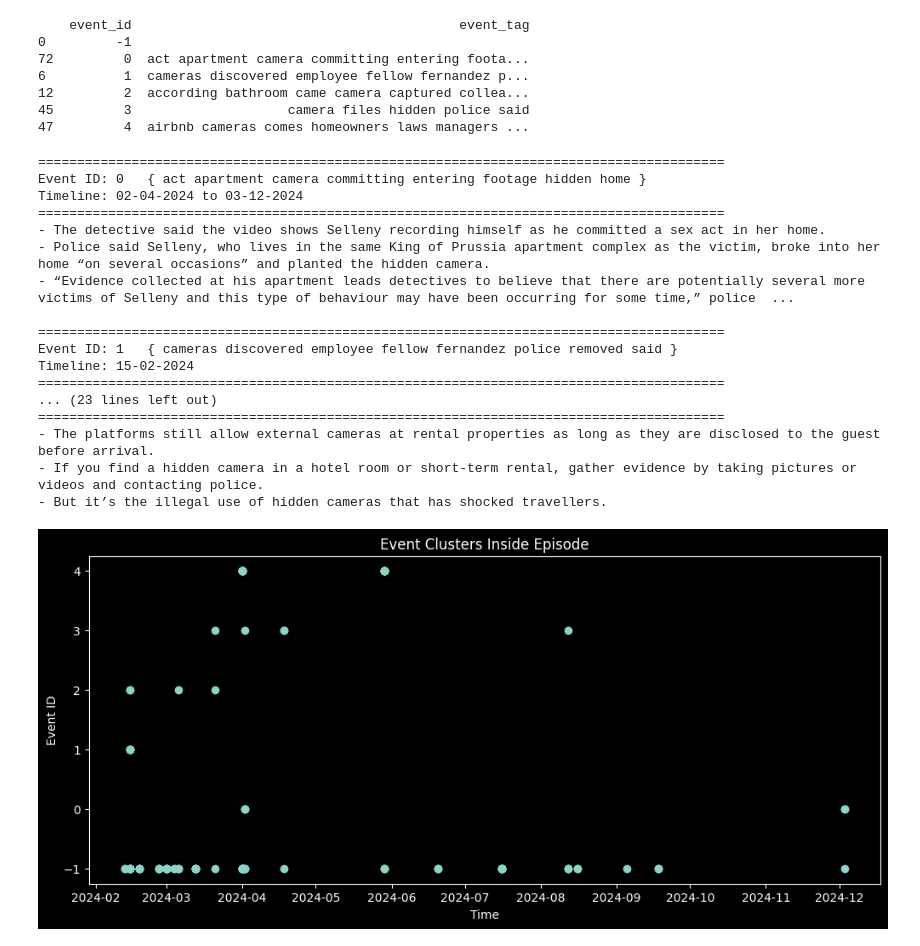
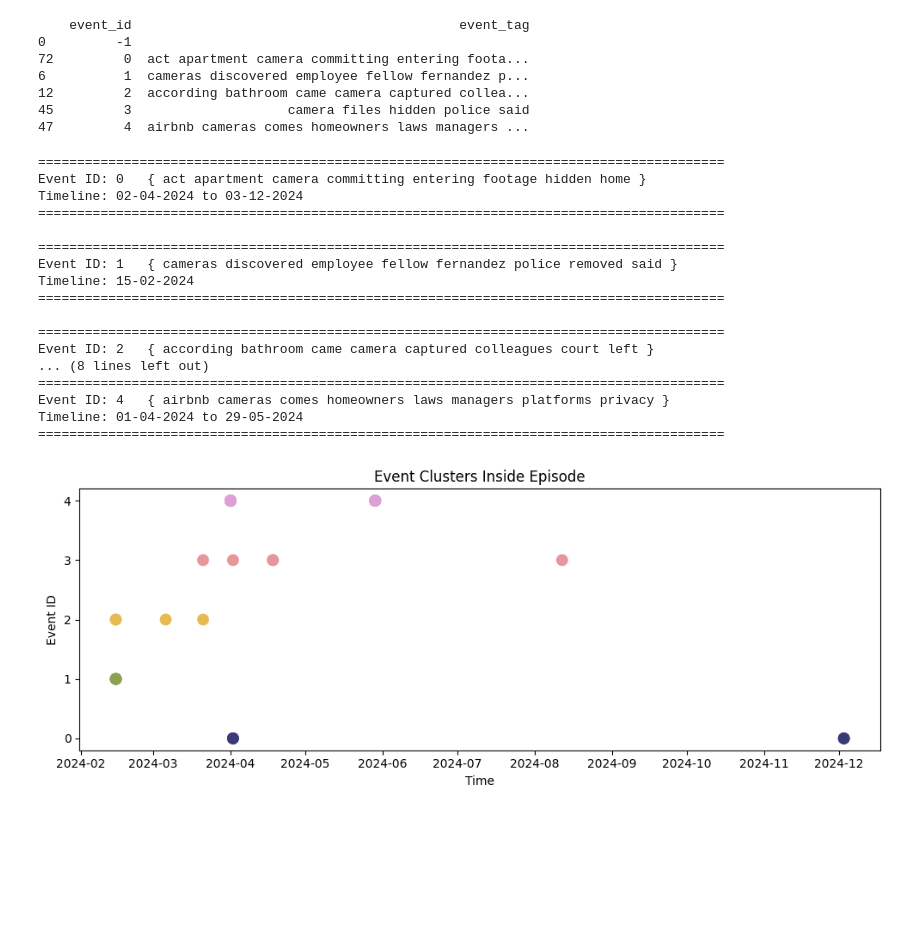
Before and after one commit to gaurav1-9/temporal-topical-sorting, a Jupyter notebook: finalYear/v4.5.2_episodeEventsUnbalanced.ipynb, the cells around one changed output. Drawn from its saved outputs; the diff is of its cells as text; code cells hidden in the pictures; blank space fills up the shorter version.

```diff
--- a/finalYear/v4.5.2_episodeEventsUnbalanced.ipynb
+++ b/finalYear/v4.5.2_episodeEventsUnbalanced.ipynb
@@ -92,19 +92,35 @@ pca = PCA(n_components=2)
 
 reduced_embeddings = pca.fit_transform(episode_embeddings)
 # %%
+plt.style.use('default')
 plt.figure(figsize=(10,6))
 
 scatter = plt.scatter(
     reduced_embeddings[:,0],
     reduced_embeddings[:,1],
     c=episode_df["event_id"],
+    cmap="tab10",
+    s=50,
+    alpha=0.8,
+)
+
+noise_idx = np.where(event_labels == -1)[0]
+noise_sample = np.random.choice(noise_idx, size=min(10, len(noise_idx)), replace=False)
+
+plt.scatter(
+    reduced_embeddings[noise_sample,0],
+    reduced_embeddings[noise_sample,1],
+    color="black",
+    s=60,
+    label="Noise"
 )
 
 plt.title("Event Clusters Visualization")
 plt.xlabel("PCA Component 1")
 plt.ylabel("PCA Component 2")
 
-plt.colorbar(scatter, label="Event ID")
+plt.legend()
 
+plt.tight_layout()
 plt.show()
 # %% [output]
@@ -128,6 +144,9 @@ def generate_event_tag(sentence):
 # %%
 from sklearn.metrics.pairwise import cosine_similarity
 # %%
+import textwrap
+
+
 episode_df["event_tag"] = ""
 
 for event in episode_df["event_id"].unique():
@@ -146,8 +165,10 @@ for event in episode_df["event_id"].unique():
 
     rep_sentence = cluster.iloc[central_index]["sentence"]
 
+    wrapped = textwrap.fill(rep_sentence, width=100)
+
     print(f"\n==========Event {event}==========")
-    print(f'"{rep_sentence}"\n')
+    print(f'"{wrapped}"\n')
     print("Similarity:", similarities.max())
     print(f"===========================")
 
@@ -205,38 +226,48 @@ for event in sorted(episode_df["event_id"].unique()):
     event_sentences = episode_df[episode_df["event_id"] == event]["sentence"].head(3)
     episode_df[episode_df["event_id"] == event].to_csv(fr"dataset\notFineTuned\events\unbalanced\eventID-{event}.csv",index=False)
 
-    for s in event_sentences:
-        print("-", s)
+    # for s in event_sentences:
+    #     wrapped = textwrap.fill(s,width=100)
+    #     print("-", wrapped)
 # %% [output]
 ========================================================================================
 Event ID: 0   { act apartment camera committing entering footage hidden home }
 Timeline: 02-04-2024 to 03-12-2024
 ========================================================================================
-- The detective said the video shows Selleny recording himself as he committed a sex act in her home.
-- Police said Selleny, who lives in the same King of Prussia apartment complex as the victim, broke into her home “on several occasions” and planted the hidden camera.
-- “Evidence collected at his apartment leads detectives to believe that there are potentially several more victims of Selleny and this type of behaviour may have been occurring for some time,” police  ...
 
 ========================================================================================
 Event ID: 1   { cameras discovered employee fellow fernandez police removed said }
 Timeline: 15-02-2024
 ========================================================================================
-... (23 lines left out)
+
 ========================================================================================
-- The platforms still allow external cameras at rental properties as long as they are disclosed to the guest before arrival.
-- If you find a hidden camera in a hotel room or short-term rental, gather evidence by taking pictures or videos and contacting police.
-- But it’s the illegal use of hidden cameras that has shocked travellers.
+Event ID: 2   { according bathroom came camera captured colleagues court left }
+... (8 lines left out)
+========================================================================================
+Event ID: 4   { airbnb cameras comes homeowners laws managers platforms privacy }
+Timeline: 01-04-2024 to 29-05-2024
+========================================================================================
 # %%
-plt.figure(figsize=(12,5))
+plt.figure(figsize=(10,4))
+
+df_plot = episode_df[episode_df['event_id'] != -1]
 
 plt.scatter(
-    episode_df["published_date"],
-    episode_df["event_id"]
+    df_plot["published_date"],
+    df_plot["event_id"],
+    c=df_plot["event_id"],
+    cmap="tab20b",
+    s=80,
+    alpha=1
 )
+
+plt.yticks(sorted(df_plot["event_id"].unique()))
 
 plt.xlabel("Time")
 plt.ylabel("Event ID")
 plt.title("Event Clusters Inside Episode")
 
+plt.tight_layout()
 plt.show()
 # %% [output]
-[figure, old version]
+[figure, new version]
```
Also changed, not shown: parts of 3 cells of this notebook, 2 other files.
